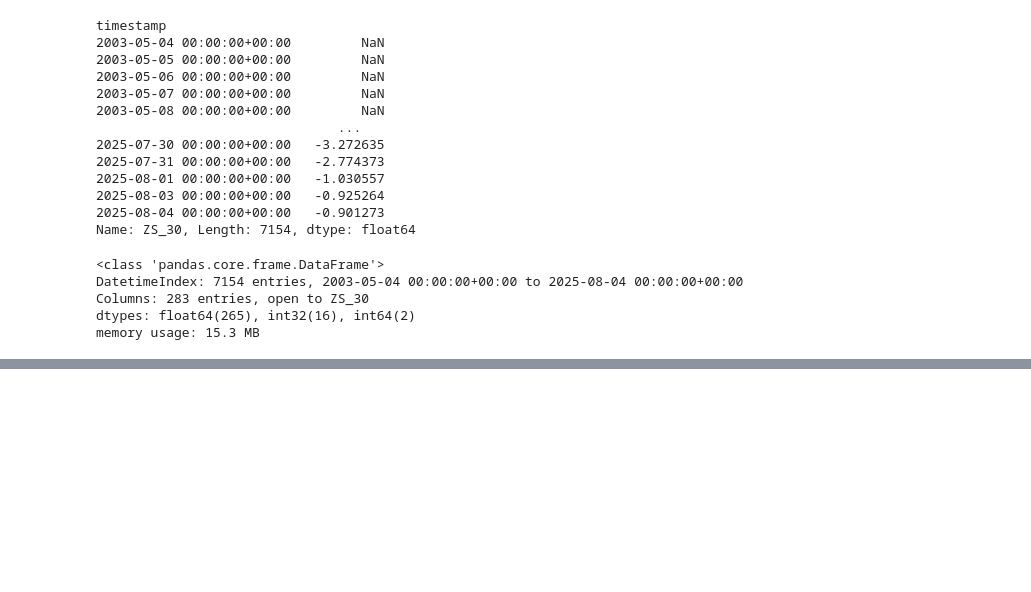
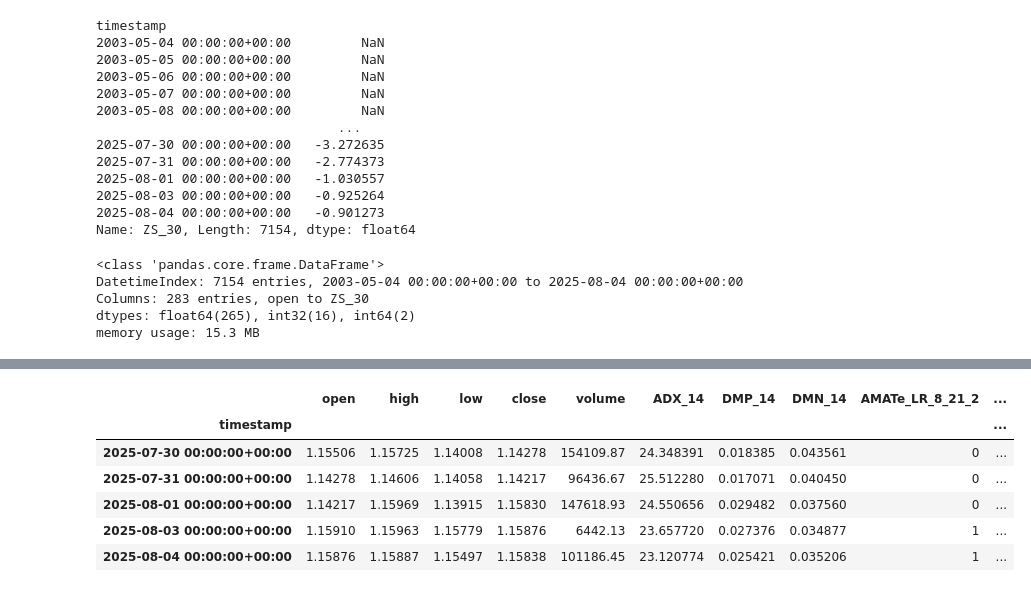
Before and after one commit to MichalTretowski/Trading_model, a Jupyter notebook: Trading.ipynb, the cells around one changed output, grey strips where cells are left out. Saved outputs shown, nothing was run; the diff lists cells and outputs as text; code cells hidden in the pictures; blank space fills up the shorter version.

```diff
--- a/Trading.ipynb
+++ b/Trading.ipynb
@@ -2730,0 +2739,10 @@ memory usage: 15.3 MB
+# %%
+df.tail()
+# %% [output]
+|  | open | high | low | close | volume | ADX_14 | DMP_14 | DMN_14 | AMATe_LR_8_21_2 | ... |
+| timestamp |  |  |  |  |  |  |  |  |  | ... |
+| 2025-07-30 00:00:00+00:00 | 1.15506 | 1.15725 | 1.14008 | 1.14278 | 154109.87 | 24.348391 | 0.018385 | 0.043561 | 0 | ... |
+| 2025-07-31 00:00:00+00:00 | 1.14278 | 1.14606 | 1.14058 | 1.14217 | 96436.67 | 25.512280 | 0.017071 | 0.040450 | 0 | ... |
+| 2025-08-01 00:00:00+00:00 | 1.14217 | 1.15969 | 1.13915 | 1.15830 | 147618.93 | 24.550656 | 0.029482 | 0.037560 | 0 | ... |
+| 2025-08-03 00:00:00+00:00 | 1.15910 | 1.15963 | 1.15779 | 1.15876 | 6442.13 | 23.657720 | 0.027376 | 0.034877 | 1 | ... |
+| 2025-08-04 00:00:00+00:00 | 1.15876 | 1.15887 | 1.15497 | 1.15838 | 101186.45 | 23.120774 | 0.025421 | 0.035206 | 1 | ... |
```
Also changed, not shown: parts of 10 cells of this notebook, 2 other files.
